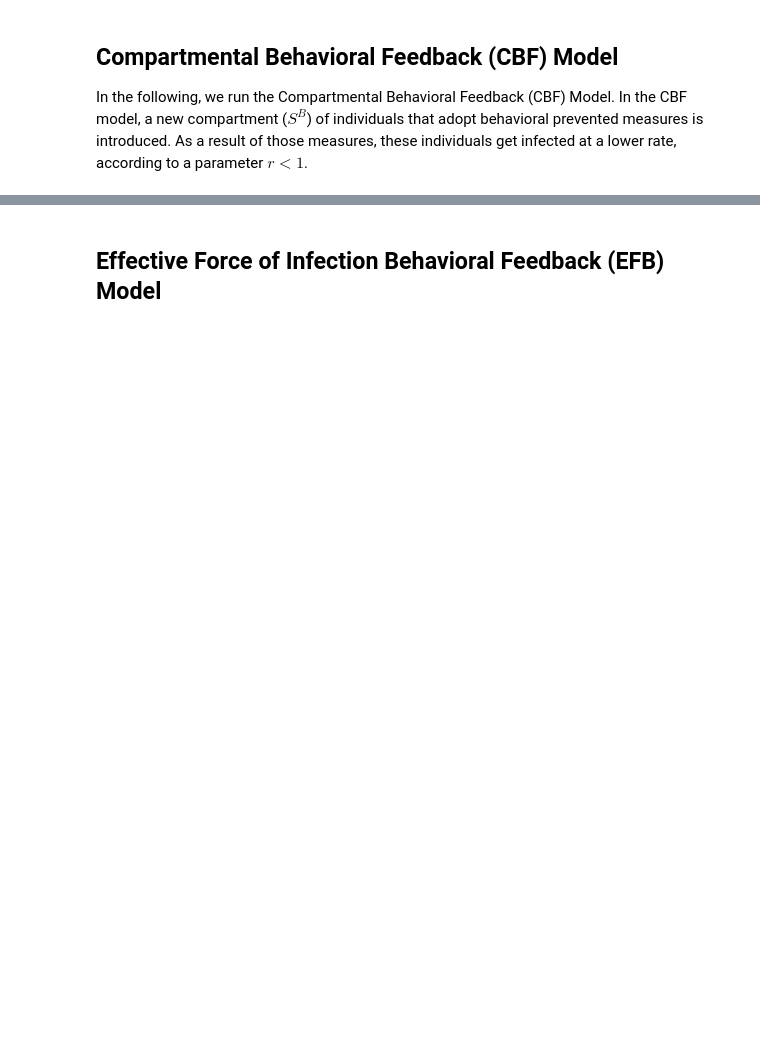
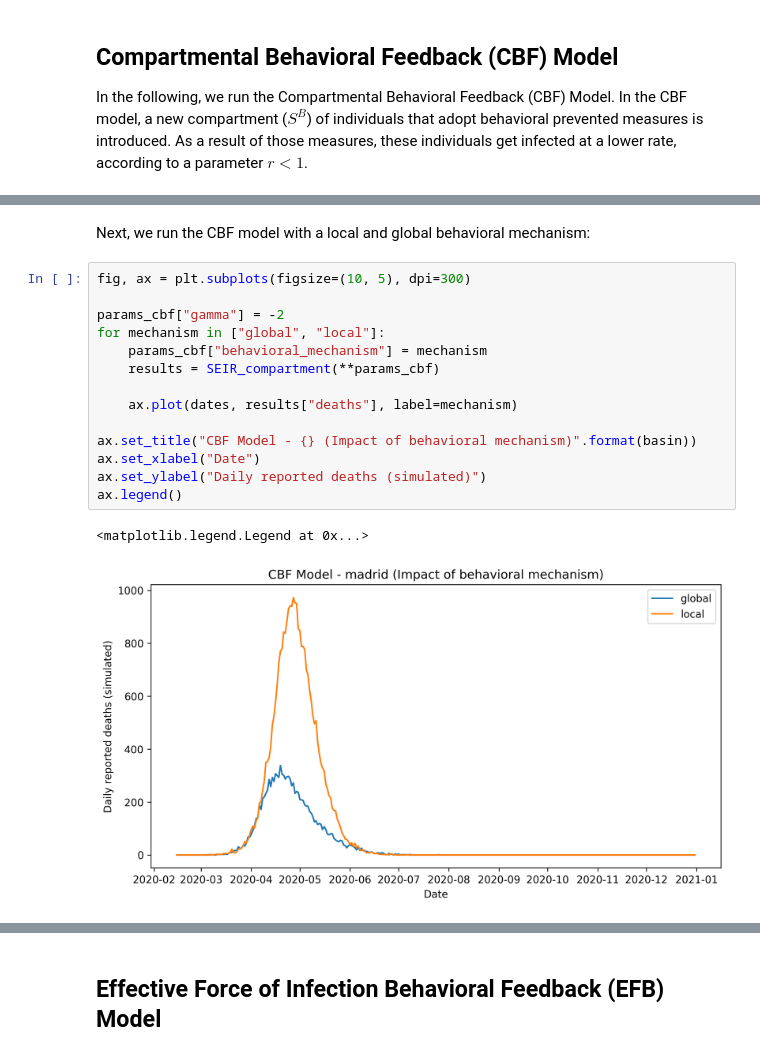
Before and after one commit to ngozzi/covid-behavior-models, a Jupyter notebook: example.ipynb, the cells around one changed output, grey strips where cells are left out. Drawn from its saved outputs; the diff is of its cells as text; blank space fills up the shorter version.

```diff
--- a/example.ipynb
+++ b/example.ipynb
@@ -104,0 +123,19 @@ plt.plot(results["deaths"])
+# %% [markdown]
+Next, we run the CBF model with a local and global behavioral mechanism:
+# %%
+fig, ax = plt.subplots(figsize=(10, 5), dpi=300)
+
+params_cbf["gamma"] = -2
+for mechanism in ["global", "local"]:
+    params_cbf["behavioral_mechanism"] = mechanism
+    results = SEIR_compartment(**params_cbf)
+
+    ax.plot(dates, results["deaths"], label=mechanism)
+
+ax.set_title("CBF Model - {} (Impact of behavioral mechanism)".format(basin))
+ax.set_xlabel("Date")
+ax.set_ylabel("Daily reported deaths (simulated)")
+ax.legend()
+# %% [output]
+<matplotlib.legend.Legend at 0x...>
+[figure, added]
```
Also changed, not shown: parts of 15 cells of this notebook, 1 other file.
